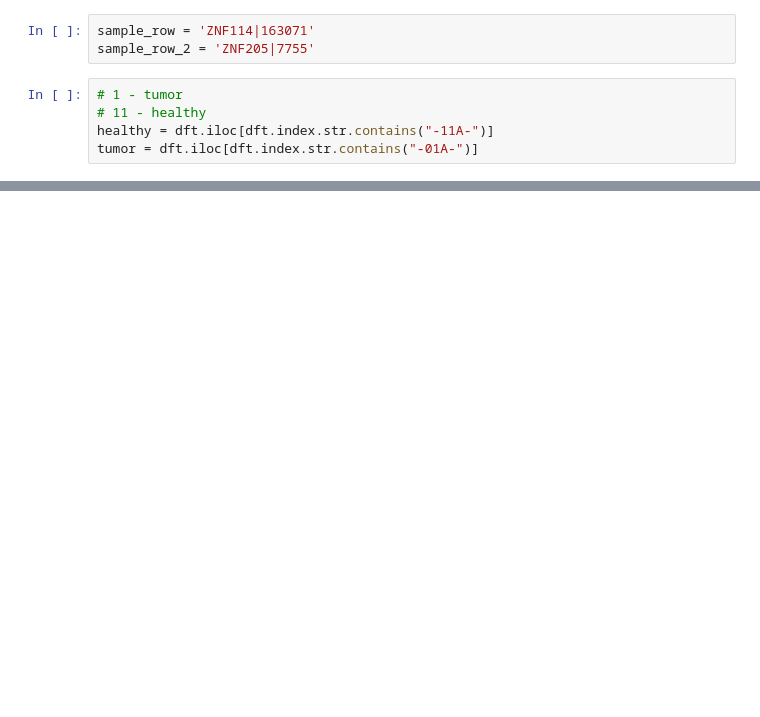
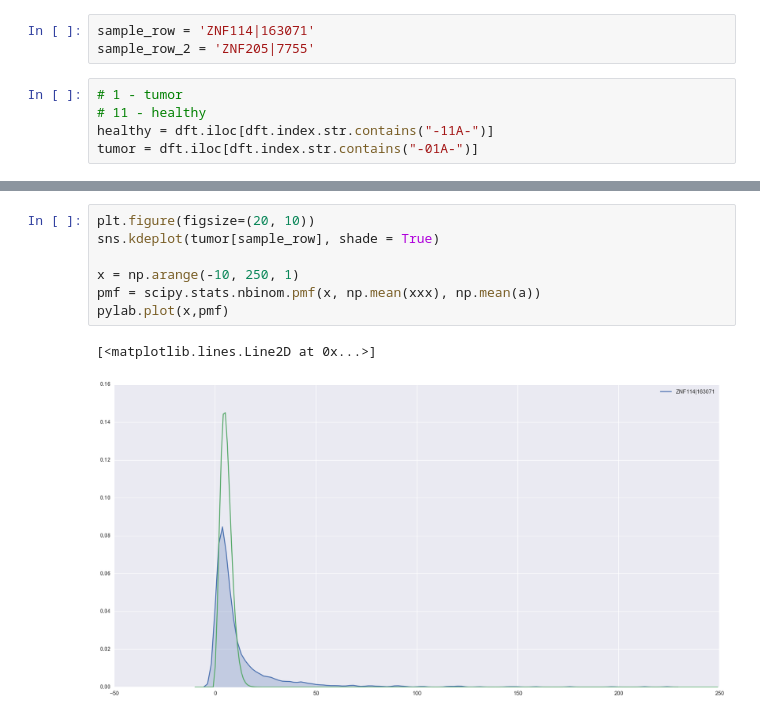
Before and after one commit to Kornel/mcmc-tcga, a Jupyter notebook: mcm-test.ipynb, the cells around one changed output, grey strips where cells are left out. Saved outputs shown, nothing was run; the diff lists cells and outputs as text; blank space fills up the shorter version.

```diff
--- a/mcm-test.ipynb
+++ b/mcm-test.ipynb
@@ -42,0 +72,10 @@ plt.legend()
+# %%
+plt.figure(figsize=(20, 10))
+sns.kdeplot(tumor[sample_row], shade = True)
+
+x = np.arange(-10, 250, 1)
+pmf = scipy.stats.nbinom.pmf(x, np.mean(xxx), np.mean(a))
+pylab.plot(x,pmf)
+# %% [output]
+[<matplotlib.lines.Line2D at 0x...>]
+[figure, added]
```
Also changed, not shown: parts of 7 cells of this notebook, 2 other files.
